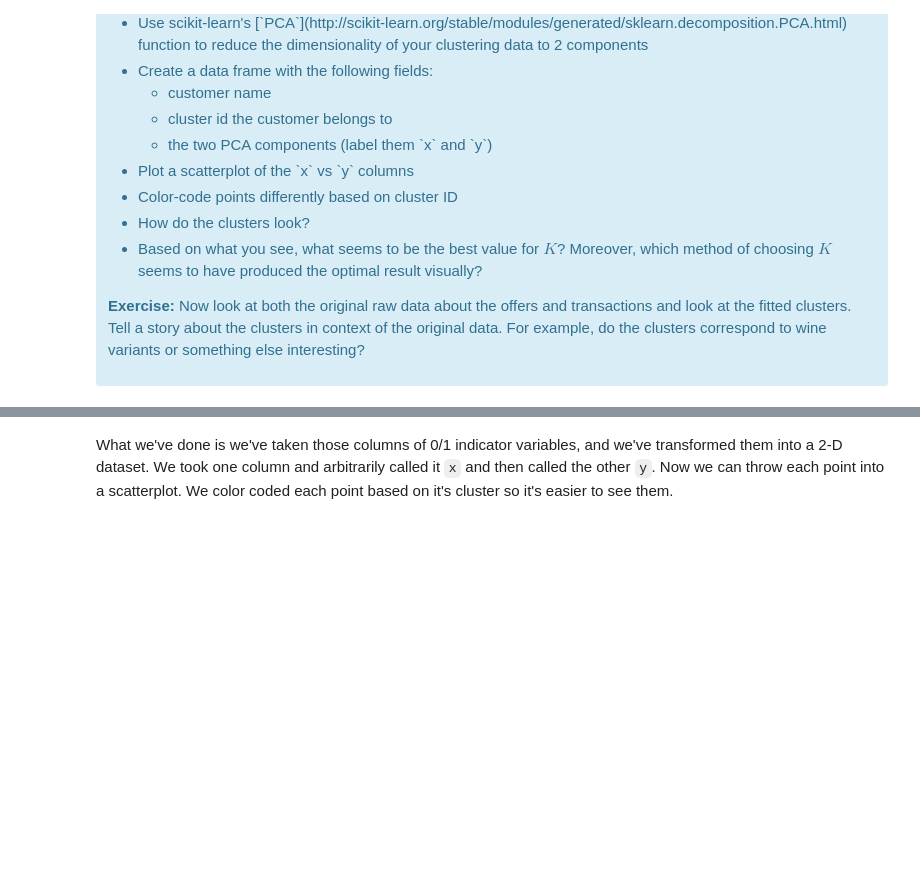
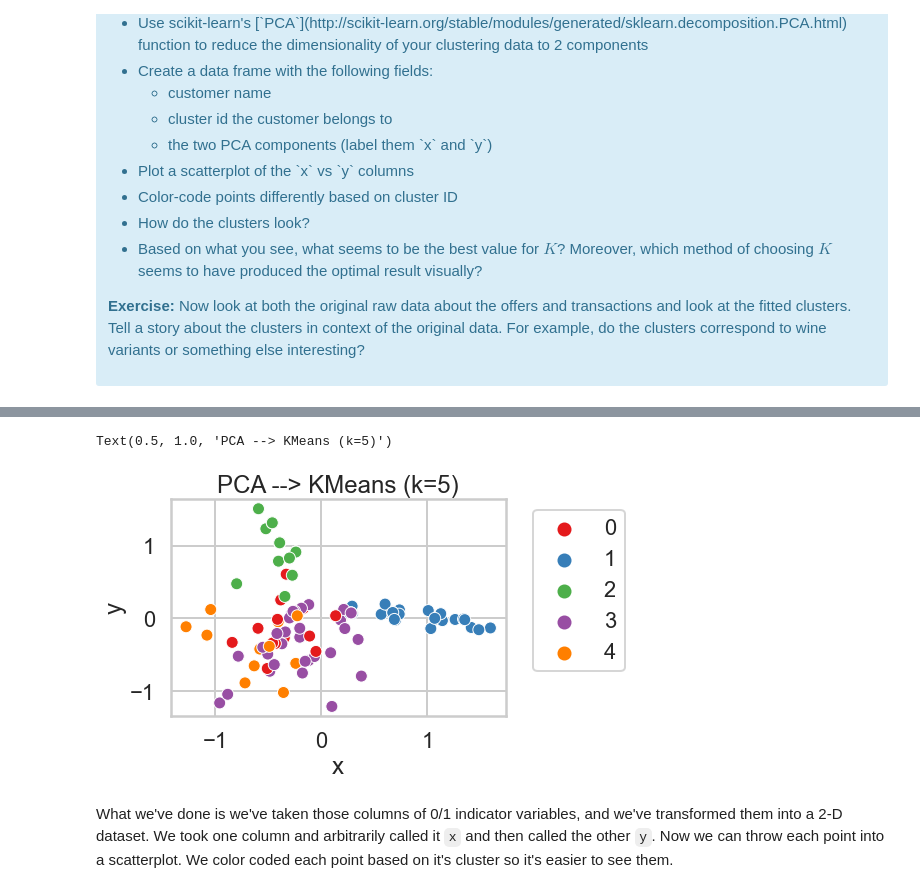
Before and after one commit to GwenToves/SpringBoard, a Jupyter notebook: Unsupervised Learning Case Studies/Clustering Case Study/Clustering Case Study - Customer Segmentation with K-Means - Tier 3.ipynb, the cells around one changed output, grey strips where cells are left out. Saved outputs shown, nothing was run; the diff lists cells and outputs as text; code cells hidden in the pictures; blank space fills up the shorter version.

```diff
--- a/Unsupervised Learning Case Studies/Clustering Case Study/Clustering Case Study - Customer Segmentation with K-Means - Tier 3.ipynb
+++ b/Unsupervised Learning Case Studies/Clustering Case Study/Clustering Case Study - Customer Segmentation with K-Means - Tier 3.ipynb
@@ -363,0 +363,13 @@ This is only one use of PCA for dimension reduction. We can also use PCA when we
+# %%
+#your turn
+pca = sklearn.decomposition.PCA(n_components=2)
+trans_x_cols = pca.fit_transform(x_cols)
+trans_df = pd.DataFrame(trans_x_cols, columns=['x', 'y'])
+# %%
+model = sklearn.cluster.KMeans(n_clusters=5)
+cluster_labels = model.fit_predict(x_cols)
+
+result = pd.concat([df['customer_name'],
+                   trans_df,
+                   pd.Series(cluster_labels, name='cluster_id')], axis=1)
+result
@@ -364,3 +390,13 @@ This is only one use of PCA for dimension reduction. We can also use PCA when we
+# %%
+sns.scatterplot(data=result, x='x', y='y', hue='cluster_id', palette='Set1')
+
+plt.legend(bbox_to_anchor=(1.05, 1), loc='upper left')
+plt.xlabel('x')
+plt.ylabel('y')
+plt.title('PCA --> KMeans (k=5)')
+# %% [output]
+Text(0.5, 1.0, 'PCA --> KMeans (k=5)')
+[figure, added]
 # %% [markdown]
 What we've done is we've taken those columns of 0/1 indicator variables, and we've transformed them into a 2-D dataset. We took one column and arbitrarily called it `x` and then called the other `y`. Now we can throw each point into a scatterplot. We color coded each point based on it's cluster so it's easier to see them.
 # %% [markdown]
```
Also changed, not shown: parts of 8 cells of this notebook.
